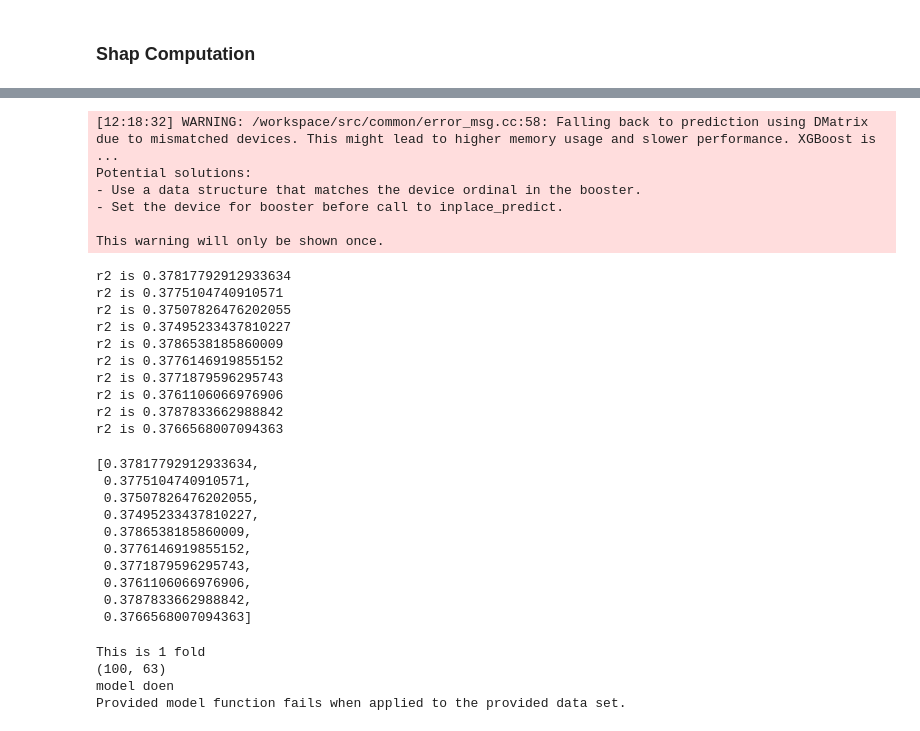
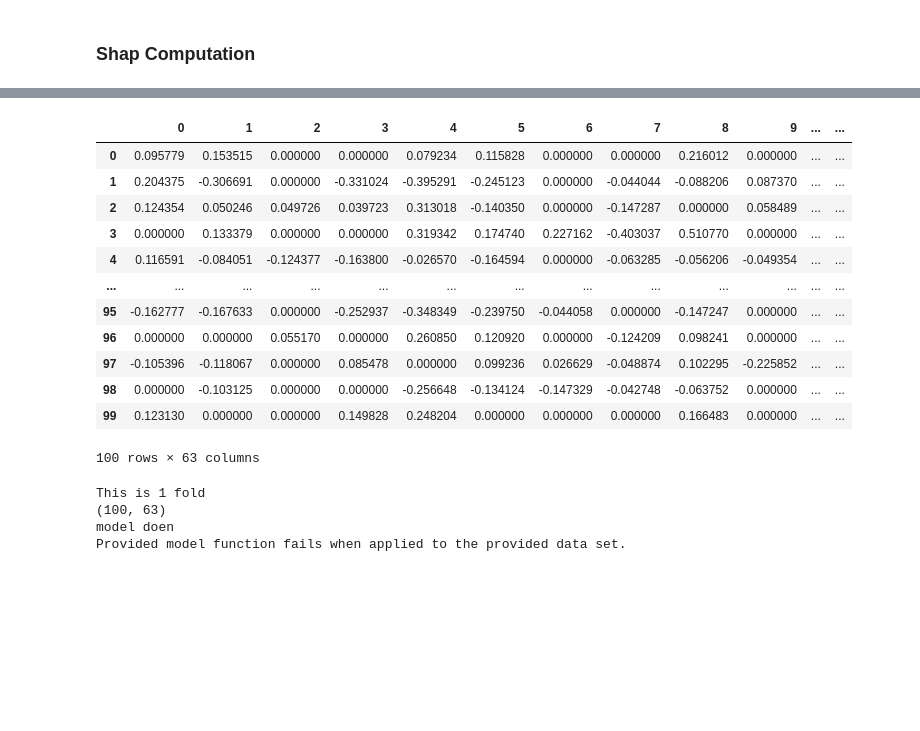
Before and after one commit to MichaelChaoLi-cpu/GallupWellBeingResearch, a Jupyter notebook: Code/ML_AN_ShapXgbAgeTotal_TreeGPU.ipynb, the cells around one changed output, grey strips where cells are left out. Drawn from its saved outputs; the diff is of its cells as text; code cells hidden in the pictures; blank space fills up the shorter version.

```diff
--- a/Code/ML_AN_ShapXgbAgeTotal_TreeGPU.ipynb
+++ b/Code/ML_AN_ShapXgbAgeTotal_TreeGPU.ipynb
@@ -134,7 +85,7 @@ cX_test = cudf.from_pandas(X_test)
 cy_train = cudf.from_pandas(y_train)
 cy_test = cudf.from_pandas(y_test)
 # %%
-model = xgb.XGBRegressor(objective='reg:squarederror', tree_method='hist', random_state=42, device = 'cuda')
+model = xgb.XGBRegressor(objective='reg:squarederror', tree_method='hist', random_state=42, device = 'cuda', **hyper_dict)
 model.fit(cX_train, cy_train)
 # %% [output]
 XGBRegressor(base_score=None, booster=None, callbacks=None,
@@ -151,4 +102,6 @@ XGBRegressor(base_score=None, booster=None, callbacks=None,
+# %%
+background = cudf.from_pandas(X_train.iloc[:100,:])
 # %%
 cu_explainer = KernelExplainer(model=model.predict,
-                               data=cX_train,
-                               is_gpu_model=True, random_state=1)
+                               data=background,
+                               is_gpu_model=True, random_state=42)
@@ -157,2 +108,3 @@ CudaSupportError: Error at driver init: Call to cuInit results in CUDA_ERROR_NO_
 # %%
-cu_shap_value_merge = cu_explainer.shap_values(X_test.iloc[(kID-1)*100:kID*100,:])
+%%time
+cu_shap_value_merge = cu_explainer.shap_values(X_test.iloc[:100,:])
@@ -170,47 +114,19 @@ ImportError: cannot import name '_cext_gpu' from partially initialized module 's
-# %%
-scores = []
-for train_index, test_index in kf.split(Xtot):
-    X_train, X_test = Xtot.iloc[train_index, :], Xtot.iloc[test_index, :]
-    y_train, y_test = ytot.iloc[train_index], ytot.iloc[test_index]
-
-    # Train the model
-    model = xgb.XGBRegressor(objective='reg:squarederror',  device = 'cuda', tree_method='hist', random_state=42, enable_categorical=True, **bayes_search.best_params_)
-    model.fit(X_train, y_train)
-
-    y_pred = model.predict(X_test)
-    r2 = r2_score(y_test, y_pred)
-    print(f"r2 is {r2}")
-    scores.append(r2)
-# %% [output]
-[12:18:32] WARNING: /workspace/src/common/error_msg.cc:58: Falling back to prediction using DMatrix due to mismatched devices. This might lead to higher memory usage and slower performance. XGBoost is ...
-Potential solutions:
-- Use a data structure that matches the device ordinal in the booster.
-- Set the device for booster before call to inplace_predict.
-
-This warning will only be shown once.
-r2 is 0.37817792912933634
-r2 is 0.3775104740910571
-r2 is 0.37507826476202055
-r2 is 0.37495233437810227
-r2 is 0.3786538185860009
-r2 is 0.3776146919855152
-r2 is 0.3771879596295743
-r2 is 0.3761106066976906
-r2 is 0.3787833662988842
-r2 is 0.3766568007094363
-# %%
-scores
-# %% [output]
-[0.37817792912933634,
- 0.3775104740910571,
- 0.37507826476202055,
- 0.37495233437810227,
- 0.3786538185860009,
- 0.3776146919855152,
- 0.3771879596295743,
- 0.3761106066976906,
- 0.3787833662988842,
- 0.3766568007094363]
+# %%
+pd.DataFrame(cu_shap_value_merge)
+# %% [output]
+|  | 0 | 1 | 2 | 3 | 4 | 5 | 6 | 7 | 8 | 9 | ... | ... |
+| 0 | 0.095779 | 0.153515 | 0.000000 | 0.000000 | 0.079234 | 0.115828 | 0.000000 | 0.000000 | 0.216012 | 0.000000 | ... | ... |
+| 1 | 0.204375 | -0.306691 | 0.000000 | -0.331024 | -0.395291 | -0.245123 | 0.000000 | -0.044044 | -0.088206 | 0.087370 | ... | ... |
+| 2 | 0.124354 | 0.050246 | 0.049726 | 0.039723 | 0.313018 | -0.140350 | 0.000000 | -0.147287 | 0.000000 | 0.058489 | ... | ... |
+| 3 | 0.000000 | 0.133379 | 0.000000 | 0.000000 | 0.319342 | 0.174740 | 0.227162 | -0.403037 | 0.510770 | 0.000000 | ... | ... |
+| 4 | 0.116591 | -0.084051 | -0.124377 | -0.163800 | -0.026570 | -0.164594 | 0.000000 | -0.063285 | -0.056206 | -0.049354 | ... | ... |
+| ... | ... | ... | ... | ... | ... | ... | ... | ... | ... | ... | ... | ... |
+| 95 | -0.162777 | -0.167633 | 0.000000 | -0.252937 | -0.348349 | -0.239750 | -0.044058 | 0.000000 | -0.147247 | 0.000000 | ... | ... |
+| 96 | 0.000000 | 0.000000 | 0.055170 | 0.000000 | 0.260850 | 0.120920 | 0.000000 | -0.124209 | 0.098241 | 0.000000 | ... | ... |
+| 97 | -0.105396 | -0.118067 | 0.000000 | 0.085478 | 0.000000 | 0.099236 | 0.026629 | -0.048874 | 0.102295 | -0.225852 | ... | ... |
+| 98 | 0.000000 | -0.103125 | 0.000000 | 0.000000 | -0.256648 | -0.134124 | -0.147329 | -0.042748 | -0.063752 | 0.000000 | ... | ... |
+| 99 | 0.123130 | 0.000000 | 0.000000 | 0.149828 | 0.248204 | 0.000000 | 0.000000 | 0.000000 | 0.166483 | 0.000000 | ... | ... |
+100 rows × 63 columns
 # %%
 Shap_df = []
 
```
Also changed, not shown: parts of 12 cells of this notebook.
